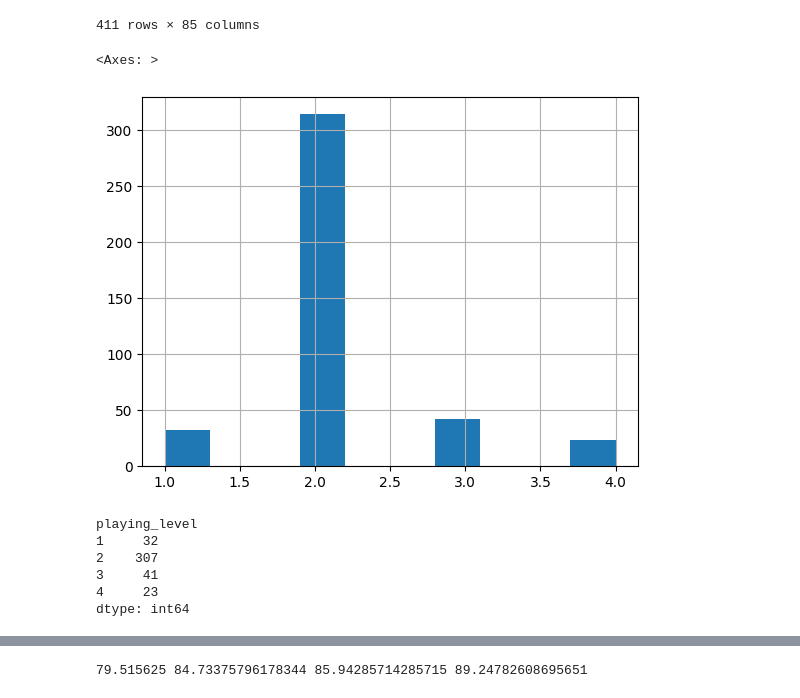
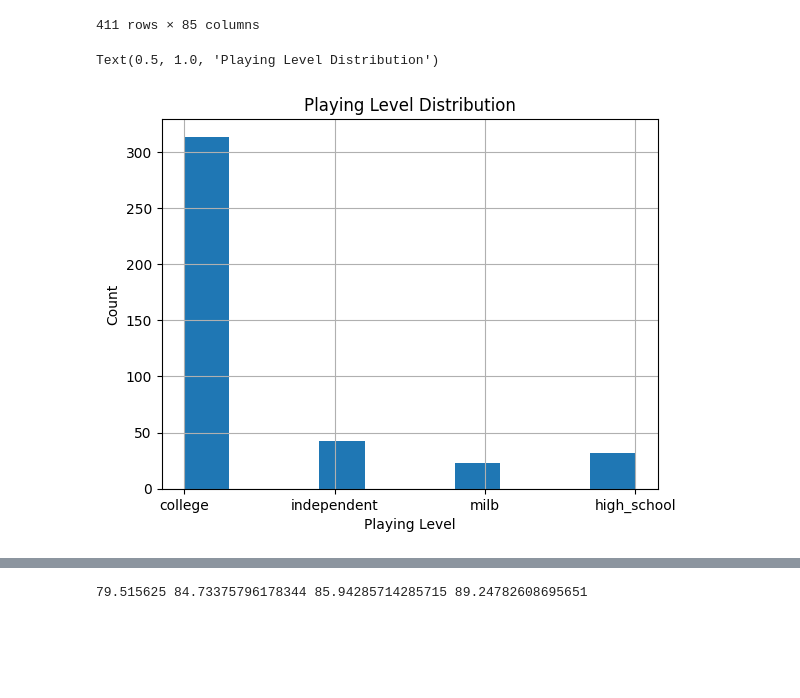
Before and after one commit to gabriel31levy34/OpenBiomechanics, a Jupyter notebook: EDA.ipynb, the cells around one changed output, grey strips where cells are left out. Saved outputs shown, nothing was run; the diff lists cells and outputs as text; code cells hidden in the pictures; blank space fills up the shorter version.

```diff
--- a/EDA.ipynb
+++ b/EDA.ipynb
@@ -63,6 +63,14 @@ poi_metadata
 411 rows × 85 columns
 # %%
 poi_metadata.p_throws = np.where(poi_metadata.p_throws == 'R', 1, 0)
+# %%
+poi_metadata.playing_level.hist()
+plt.xlabel('Playing Level')
+plt.ylabel('Count')
+plt.title('Playing Level Distribution')
+# %% [output]
+Text(0.5, 1.0, 'Playing Level Distribution')
+[figure, added]
 # %%
 level_encoding = {
     'high_school': 1,
@@ -75,17 +83,3 @@ poi_metadata['playing_level'] = poi_metadata['playing_level'].replace(level_enco
 poi_metadata.drop('pitch_type', axis=1, inplace=True)
 # %%
 poi_metadata.drop('session', axis=1, inplace=True)
-# %%
-poi_metadata.playing_level.hist()
-# %% [output]
-<Axes: >
-[figure, removed]
-# %%
-poi_metadata.groupby('playing_level').size()
-# %% [output]
-playing_level
-1     32
-2    307
-3     41
-4     23
-dtype: int64
```
Also changed, not shown: parts of 10 cells of this notebook.
